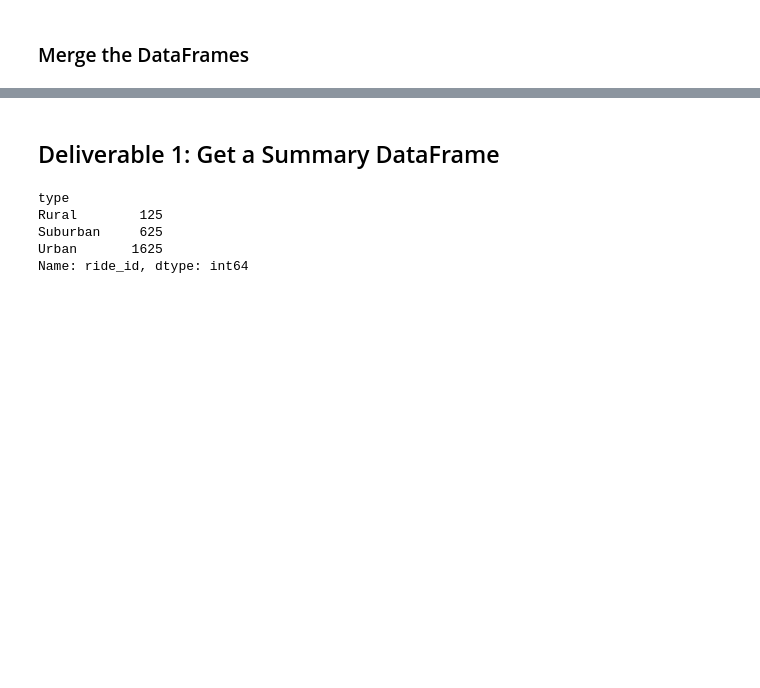
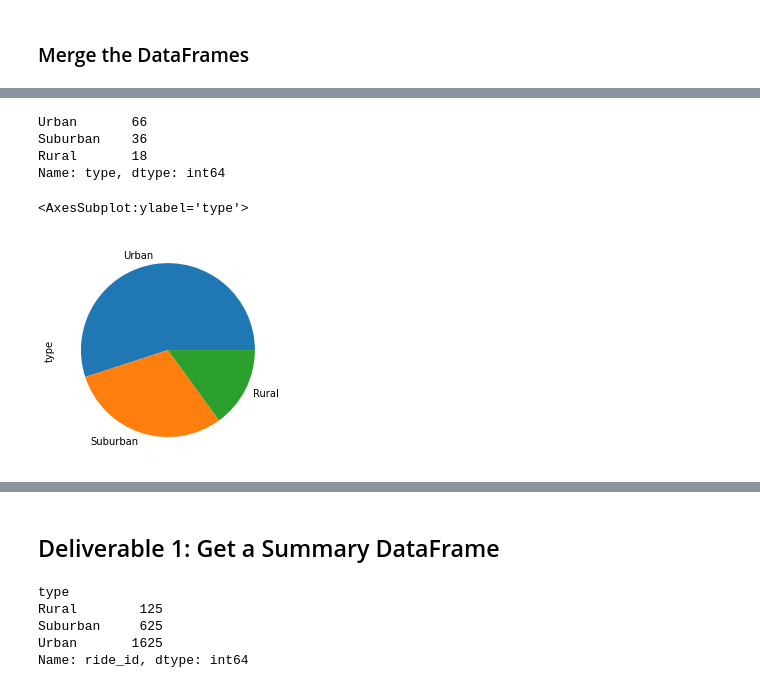
Before and after one commit to Andrew-Carlson/PyBer_Analysis, a Jupyter notebook: PyBer_Challenge.ipynb, the cells around one changed output, grey strips where cells are left out. Drawn from its saved outputs; the diff is of its cells as text; code cells hidden in the pictures; blank space fills up the shorter version.

```diff
--- a/PyBer_Challenge.ipynb
+++ b/PyBer_Challenge.ipynb
@@ -33,0 +79,12 @@ pyber_data_df.head()
+# %%
+city_data_df["type"].value_counts()
+# %% [output]
+Urban       66
+Suburban    36
+Rural       18
+Name: type, dtype: int64
+# %%
+city_data_df["type"].value_counts().plot(kind = 'pie')
+# %% [output]
+<AxesSubplot:ylabel='type'>
+[figure, added]
```
Also changed, not shown: parts of 18 cells of this notebook, 1 other file.
